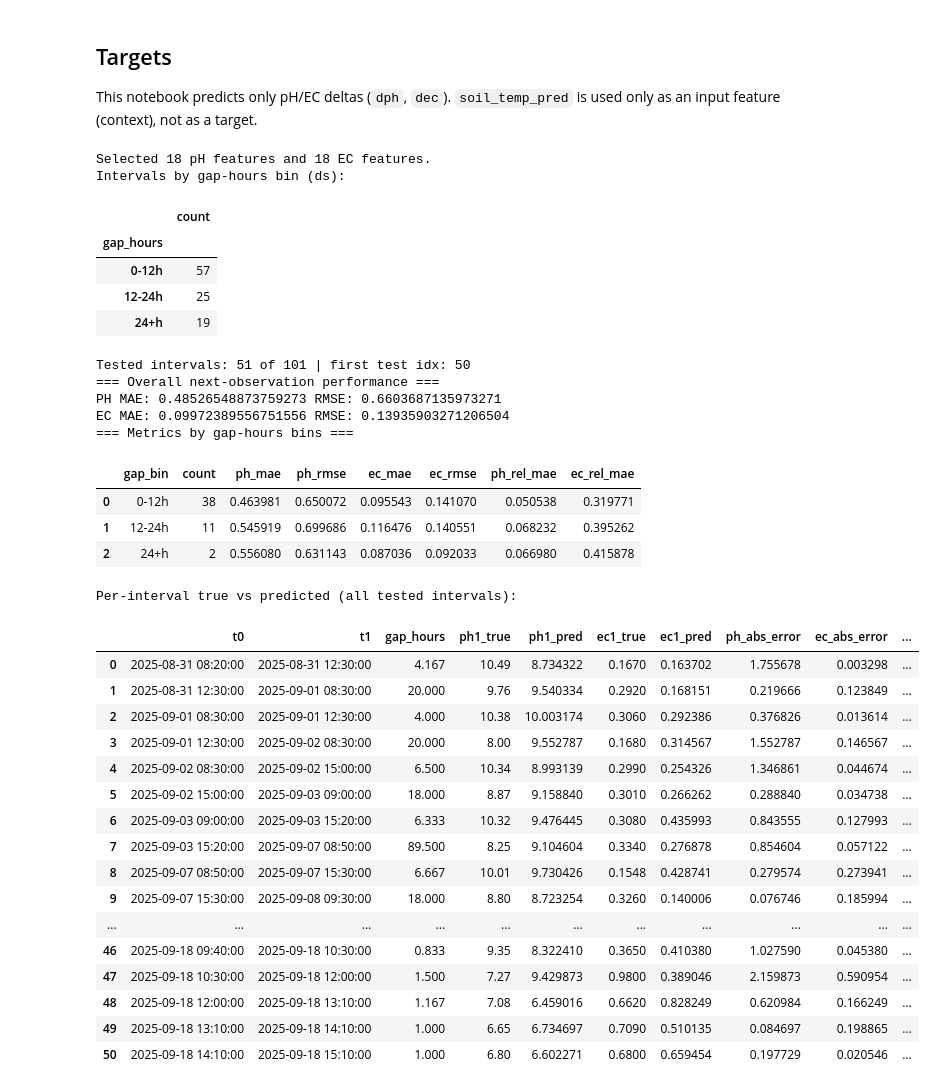
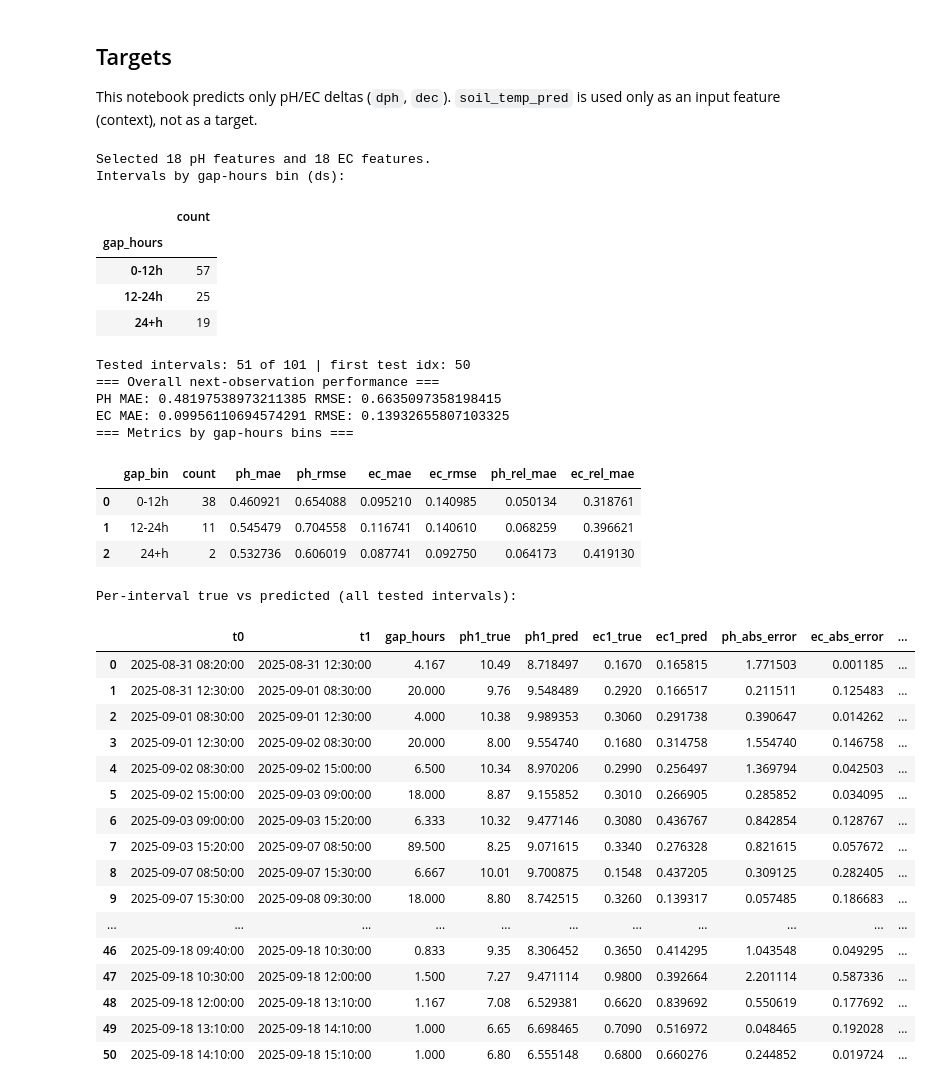
Before and after one commit to EliyahuEden/Predictive_Modeling_Of_Rootzone_Variables_Using_Greenhouse_Data, a Jupyter notebook: scripts/RF_Rootzone_Model.ipynb, the cells around one changed output. Saved outputs shown, nothing was run; the diff lists cells and outputs as text; code cells hidden in the pictures.

```diff
--- a/scripts/RF_Rootzone_Model.ipynb
+++ b/scripts/RF_Rootzone_Model.ipynb
@@ -188,11 +188,6 @@ def build_interval_features(master: pd.DataFrame, intervals: pd.DataFrame) -> pd
             feats['fert_dose_sum_8h'] = 0.0
             feats['fert_dose_sum_16h'] = 0.0
             feats['fert_dose_sum_24h'] = 0.0
-        feats['fert_x_ph0'] = feats['fert_dose_sum_24h'] * feats['ph0']# same amount of fertilization diffrent impact base ph level (high -low)
-
-        feats['fert_per_ec0'] = ( feats['fert_dose_sum_24h'] / (feats['ec0'] + 1e-3)) # if ec low ->  strong impact  , if ec high ->  weak impact
-
-
 
 
         # Irrigation sums in rolling windows to capture effects over time.
@@ -206,7 +201,10 @@ def build_interval_features(master: pd.DataFrame, intervals: pd.DataFrame) -> pd
             feats['irr_ml_sum_16h'] = 0.0
             feats['irr_ml_sum_24h'] = 0.0
 
-        feats['fert_x_irrig'] = (feats['fert_dose_sum_24h'] * feats['irr_ml_sum_24h'])  # fertilization without irrigation not equal to fertilization with irrigation
+        feats['fert_x_ph0_24h'] = feats['fert_dose_sum_24h'] * feats['ph0'] # same amount of fertilization diffrent impact base ph level (high -low)
+        feats['fert_x_irrig_24h'] = (feats['fert_dose_sum_24h'] * feats['irr_ml_sum_24h'])  # fertilization without irrigation not equal to fertilization with irrigation
+        feats['fert_per_ec0_24h'] = ( feats['fert_dose_sum_24h'] / (feats['ec0'] + 1e-3)) # if ec low ->  strong impact  , if ec high ->  weak impact
+
 
         # Hours since last events at t1 (can be outside interval).
         if 'irrigation_ml_current' in master.columns:
@@ -486,8 +484,8 @@ feature_cols_ph = [
     'fert_dose_sum_24h',
     'fert_dose_sum_16h',
     'fert_dose_sum_8h',
-    'fert_x_ph0',
-    'fert_x_irrig',
+    'fert_x_ph0_24h',
+    'fert_x_irrig_24h',
     'irr_ml_sum_8h',
     'irr_ml_sum_16h',
     'irr_ml_sum_24h',
@@ -507,8 +505,8 @@ feature_cols_ec = [
     'fert_dose_sum_24h',
     'fert_dose_sum_16h',
     'fert_dose_sum_8h',
-    'fert_per_ec0',
-    'fert_x_irrig',
+    'fert_per_ec0_24h',
+    'fert_x_irrig_24h',
     'internal_air_temp_c_delta_t0_t1',
     'internal_air_temp_c_mean_t0_t1',
     'hours_since_last_fert_t1',
@@ -717,54 +715,54 @@ tbl = pred_df[[
     'ec_abs_error',
     'ph_rel_error',
     'ec_rel_error',
 ]].copy()
 tbl = tbl.reset_index().rename(columns={'t0':'t0'})
 tbl = tbl.rename(columns={tbl.columns[0]:'t0'})
 tbl['gap_hours'] = tbl['gap_hours'].astype(float).round(3)
 tbl['ph1_true'] = tbl['ph1_true'].astype(float).round(6)
 tbl['ph1_pred'] = tbl['ph1_pred'].astype(float).round(6)
 tbl['ec1_true'] = tbl['ec1_true'].astype(float).round(6)
 tbl['ec1_pred'] = tbl['ec1_pred'].astype(float).round(6)
 tbl['ph_abs_error'] = tbl['ph_abs_error'].astype(float).round(6)
 tbl['ec_abs_error'] = tbl['ec_abs_error'].astype(float).round(6)
 pd.set_option('display.max_rows', None)
 pd.set_option('display.max_columns', None)
 display(tbl)
 # %% [output]
 Selected 18 pH features and 18 EC features.
 Intervals by gap-hours bin (ds):
 |  | count |
 | gap_hours |  |
 | 0-12h | 57 |
 | 12-24h | 25 |
 | 24+h | 19 |
 Tested intervals: 51 of 101 | first test idx: 50
 === Overall next-observation performance ===
-PH MAE: 0.48526548873759273 RMSE: 0.6603687135973271
-EC MAE: 0.09972389556751556 RMSE: 0.13935903271206504
+PH MAE: 0.48197538973211385 RMSE: 0.6635097358198415
+EC MAE: 0.09956110694574291 RMSE: 0.13932655807103325
 === Metrics by gap-hours bins ===
 |  | gap_bin | count | ph_mae | ph_rmse | ec_mae | ec_rmse | ph_rel_mae | ec_rel_mae |
-| 0 | 0-12h | 38 | 0.463981 | 0.650072 | 0.095543 | 0.141070 | 0.050538 | 0.319771 |
-| 1 | 12-24h | 11 | 0.545919 | 0.699686 | 0.116476 | 0.140551 | 0.068232 | 0.395262 |
-| 2 | 24+h | 2 | 0.556080 | 0.631143 | 0.087036 | 0.092033 | 0.066980 | 0.415878 |
+| 0 | 0-12h | 38 | 0.460921 | 0.654088 | 0.095210 | 0.140985 | 0.050134 | 0.318761 |
+| 1 | 12-24h | 11 | 0.545479 | 0.704558 | 0.116741 | 0.140610 | 0.068259 | 0.396621 |
+| 2 | 24+h | 2 | 0.532736 | 0.606019 | 0.087741 | 0.092750 | 0.064173 | 0.419130 |
 Per-interval true vs predicted (all tested intervals):
 |  | t0 | t1 | gap_hours | ph1_true | ph1_pred | ec1_true | ec1_pred | ph_abs_error | ec_abs_error | ... |
-| 0 | 2025-08-31 08:20:00 | 2025-08-31 12:30:00 | 4.167 | 10.49 | 8.734322 | 0.1670 | 0.163702 | 1.755678 | 0.003298 | ... |
-| 1 | 2025-08-31 12:30:00 | 2025-09-01 08:30:00 | 20.000 | 9.76 | 9.540334 | 0.2920 | 0.168151 | 0.219666 | 0.123849 | ... |
-| 2 | 2025-09-01 08:30:00 | 2025-09-01 12:30:00 | 4.000 | 10.38 | 10.003174 | 0.3060 | 0.292386 | 0.376826 | 0.013614 | ... |
-| 3 | 2025-09-01 12:30:00 | 2025-09-02 08:30:00 | 20.000 | 8.00 | 9.552787 | 0.1680 | 0.314567 | 1.552787 | 0.146567 | ... |
-| 4 | 2025-09-02 08:30:00 | 2025-09-02 15:00:00 | 6.500 | 10.34 | 8.993139 | 0.2990 | 0.254326 | 1.346861 | 0.044674 | ... |
-| 5 | 2025-09-02 15:00:00 | 2025-09-03 09:00:00 | 18.000 | 8.87 | 9.158840 | 0.3010 | 0.266262 | 0.288840 | 0.034738 | ... |
-| 6 | 2025-09-03 09:00:00 | 2025-09-03 15:20:00 | 6.333 | 10.32 | 9.476445 | 0.3080 | 0.435993 | 0.843555 | 0.127993 | ... |
-| 7 | 2025-09-03 15:20:00 | 2025-09-07 08:50:00 | 89.500 | 8.25 | 9.104604 | 0.3340 | 0.276878 | 0.854604 | 0.057122 | ... |
-| 8 | 2025-09-07 08:50:00 | 2025-09-07 15:30:00 | 6.667 | 10.01 | 9.730426 | 0.1548 | 0.428741 | 0.279574 | 0.273941 | ... |
-| 9 | 2025-09-07 15:30:00 | 2025-09-08 09:30:00 | 18.000 | 8.80 | 8.723254 | 0.3260 | 0.140006 | 0.076746 | 0.185994 | ... |
+| 0 | 2025-08-31 08:20:00 | 2025-08-31 12:30:00 | 4.167 | 10.49 | 8.718497 | 0.1670 | 0.165815 | 1.771503 | 0.001185 | ... |
+| 1 | 2025-08-31 12:30:00 | 2025-09-01 08:30:00 | 20.000 | 9.76 | 9.548489 | 0.2920 | 0.166517 | 0.211511 | 0.125483 | ... |
+| 2 | 2025-09-01 08:30:00 | 2025-09-01 12:30:00 | 4.000 | 10.38 | 9.989353 | 0.3060 | 0.291738 | 0.390647 | 0.014262 | ... |
+| 3 | 2025-09-01 12:30:00 | 2025-09-02 08:30:00 | 20.000 | 8.00 | 9.554740 | 0.1680 | 0.314758 | 1.554740 | 0.146758 | ... |
+| 4 | 2025-09-02 08:30:00 | 2025-09-02 15:00:00 | 6.500 | 10.34 | 8.970206 | 0.2990 | 0.256497 | 1.369794 | 0.042503 | ... |
+| 5 | 2025-09-02 15:00:00 | 2025-09-03 09:00:00 | 18.000 | 8.87 | 9.155852 | 0.3010 | 0.266905 | 0.285852 | 0.034095 | ... |
+| 6 | 2025-09-03 09:00:00 | 2025-09-03 15:20:00 | 6.333 | 10.32 | 9.477146 | 0.3080 | 0.436767 | 0.842854 | 0.128767 | ... |
+| 7 | 2025-09-03 15:20:00 | 2025-09-07 08:50:00 | 89.500 | 8.25 | 9.071615 | 0.3340 | 0.276328 | 0.821615 | 0.057672 | ... |
+| 8 | 2025-09-07 08:50:00 | 2025-09-07 15:30:00 | 6.667 | 10.01 | 9.700875 | 0.1548 | 0.437205 | 0.309125 | 0.282405 | ... |
+| 9 | 2025-09-07 15:30:00 | 2025-09-08 09:30:00 | 18.000 | 8.80 | 8.742515 | 0.3260 | 0.139317 | 0.057485 | 0.186683 | ... |
 | ... | ... | ... | ... | ... | ... | ... | ... | ... | ... | ... |
-| 46 | 2025-09-18 09:40:00 | 2025-09-18 10:30:00 | 0.833 | 9.35 | 8.322410 | 0.3650 | 0.410380 | 1.027590 | 0.045380 | ... |
-| 47 | 2025-09-18 10:30:00 | 2025-09-18 12:00:00 | 1.500 | 7.27 | 9.429873 | 0.9800 | 0.389046 | 2.159873 | 0.590954 | ... |
-| 48 | 2025-09-18 12:00:00 | 2025-09-18 13:10:00 | 1.167 | 7.08 | 6.459016 | 0.6620 | 0.828249 | 0.620984 | 0.166249 | ... |
-| 49 | 2025-09-18 13:10:00 | 2025-09-18 14:10:00 | 1.000 | 6.65 | 6.734697 | 0.7090 | 0.510135 | 0.084697 | 0.198865 | ... |
-| 50 | 2025-09-18 14:10:00 | 2025-09-18 15:10:00 | 1.000 | 6.80 | 6.602271 | 0.6800 | 0.659454 | 0.197729 | 0.020546 | ... |
+| 46 | 2025-09-18 09:40:00 | 2025-09-18 10:30:00 | 0.833 | 9.35 | 8.306452 | 0.3650 | 0.414295 | 1.043548 | 0.049295 | ... |
+| 47 | 2025-09-18 10:30:00 | 2025-09-18 12:00:00 | 1.500 | 7.27 | 9.471114 | 0.9800 | 0.392664 | 2.201114 | 0.587336 | ... |
+| 48 | 2025-09-18 12:00:00 | 2025-09-18 13:10:00 | 1.167 | 7.08 | 6.529381 | 0.6620 | 0.839692 | 0.550619 | 0.177692 | ... |
+| 49 | 2025-09-18 13:10:00 | 2025-09-18 14:10:00 | 1.000 | 6.65 | 6.698465 | 0.7090 | 0.516972 | 0.048465 | 0.192028 | ... |
+| 50 | 2025-09-18 14:10:00 | 2025-09-18 15:10:00 | 1.000 | 6.80 | 6.555148 | 0.6800 | 0.660276 | 0.244852 | 0.019724 | ... |
 # %%
 # Feature importance (display only) for the current feature sets.
 
```
Also changed, not shown: parts of 5 cells of this notebook, 2 other files.
